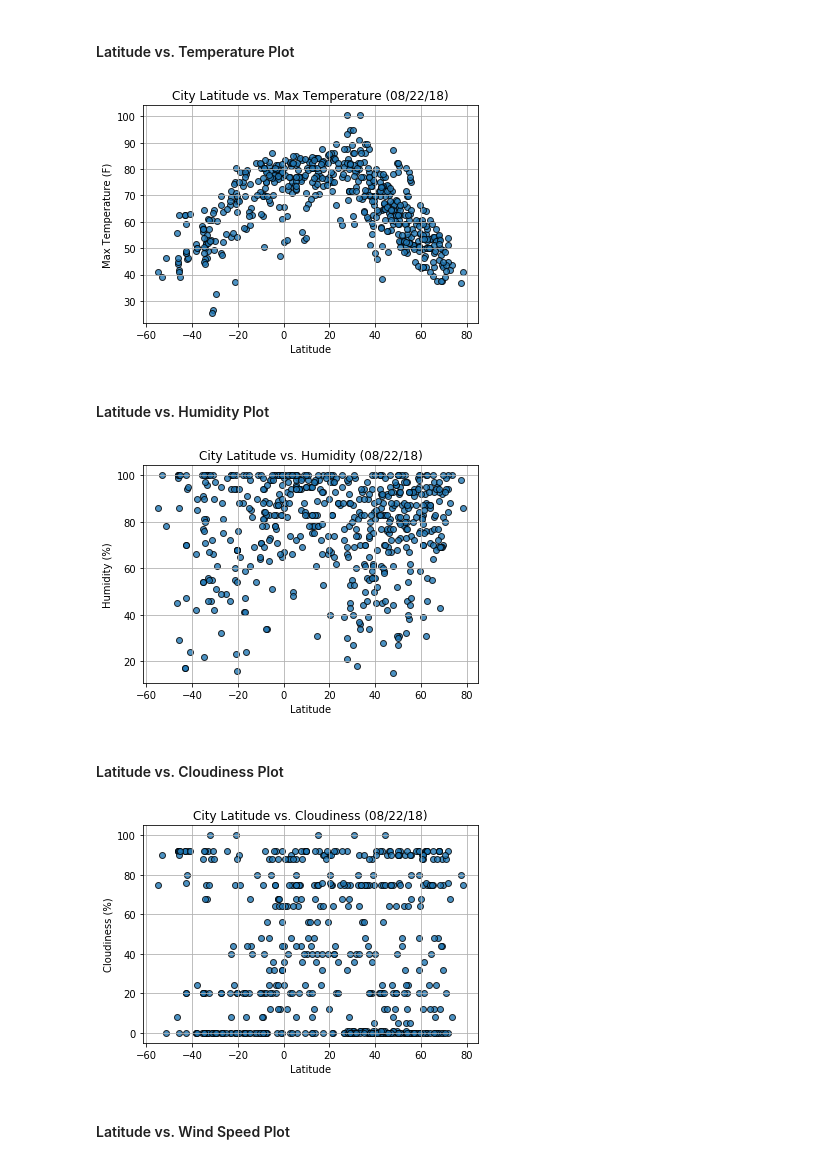
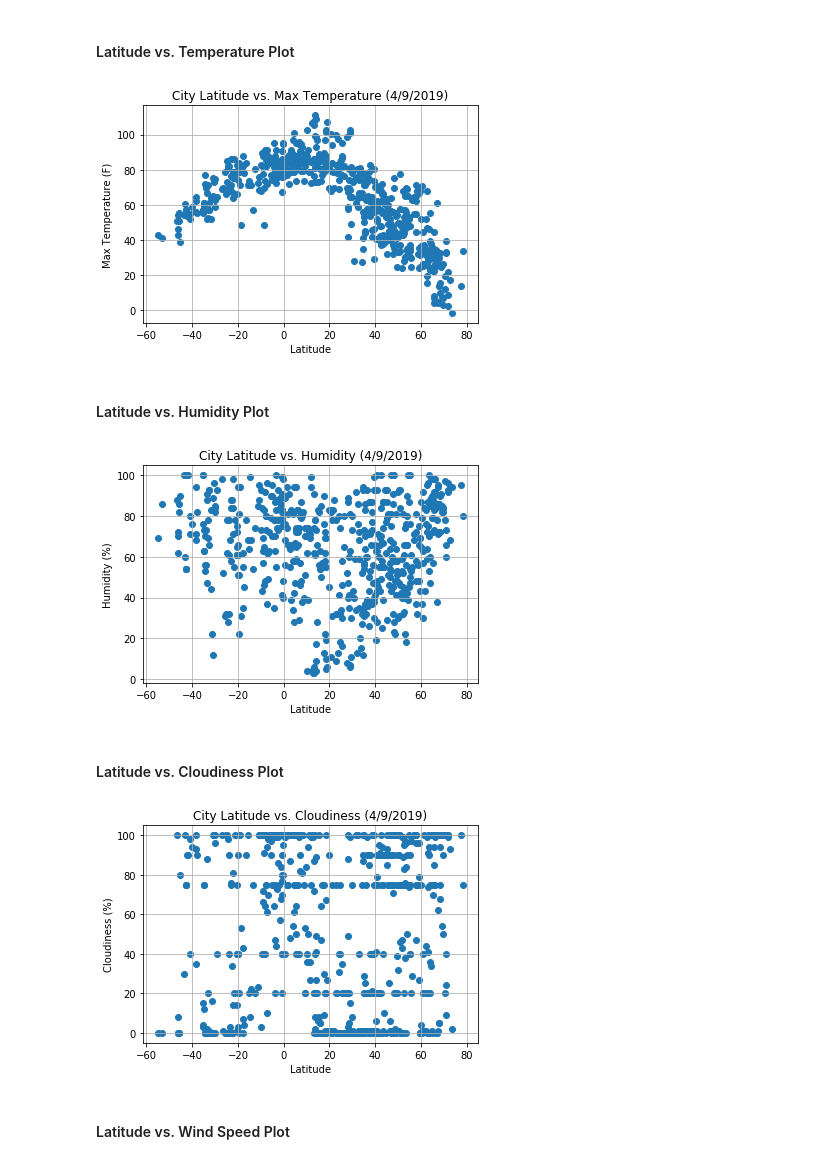
Before and after one commit to abigailmetzger/Python_API_HW, a Jupyter notebook: HW_WeatherPy_Solved.ipynb, the cells around one changed output. Drawn from its saved outputs; the diff is of its cells as text; code cells hidden in the pictures.

```diff
--- a/HW_WeatherPy_Solved.ipynb
+++ b/HW_WeatherPy_Solved.ipynb
@@ -73,11 +76,12 @@ cloud = []
 wind_speed = []
 country = []
 date = []
-
-
+valid_cities = []
 
 for town in cities_list:
+    try:
         response = requests.get(query_url + town).json()
+        #print(response.geturl())
         lat.append(response['coord']['lat'])
         lng.append(response['coord']['lon'])
         country.append(response['sys']['country'])
@@ -86,3 +90,6 @@ for town in cities_list:
         cloud.append(response['clouds']['all'])
         wind_speed.append(response['wind']['speed'])
         date.append(response['dt'])
+        valid_cities.append(town)
+    except:
+        print('City was not found.')
@@ -96,6 +138,6 @@ for town in cities_list:
 # %%
 weather_dict = {
-    "City": cities_list,
+    "City": valid_cities,
     "Cloudines": cloud,
     "Country": country,
     "Date": date,
@@ -114,7 +163,7 @@ weather_data.head()
 # %% [markdown]
 #### Latitude vs. Temperature Plot
 # %%
-plt.scatter(weather_data["lat"], weather_data["temp"], marker="o")
+plt.scatter(weather_data['Lat'], weather_data['Max Temp'], marker="o")
 
 # Incorporate the other graph properties
 plt.title("City Latitude vs. Max Temperature (4/9/2019)")
@@ -128,29 +177,29 @@ plt.savefig("Lat_vs_MaxTemp.png")
 # Show plot
 plt.show()
 # %% [output]
-[figure, old version]
+[figure, new version]
 # %% [markdown]
 #### Latitude vs. Humidity Plot
 # %%
-plt.scatter(weather_data["lat"], weather_data["hum"], marker="o")
+plt.scatter(weather_data["Lat"], weather_data["Humidity"], marker="o")
 
 # Incorporate the other graph properties
 plt.title("City Latitude vs. Humidity (4/9/2019)")
 plt.ylabel("Humidity (%)")
 plt.xlabel("Latitude")
 plt.grid(True)
 
 # Save the figure
 plt.savefig("Lat_vs_Humidity.png")
 
 # Show plot
 plt.show()
 # %% [output]
-[figure, old version]
+[figure, new version]
 # %% [markdown]
 #### Latitude vs. Cloudiness Plot
 # %%
-plt.scatter(weather_data["lat"], weather_data["cloud"], marker="o")
+plt.scatter(weather_data["Lat"], weather_data["Cloudines"], marker="o")
 
 # Incorporate the other graph properties
 plt.title("City Latitude vs. Cloudiness (4/9/2019)")
@@ -164,7 +213,7 @@ plt.savefig("Lat_vs_Cloudiness.png")
 # Show plot
 plt.show()
 # %% [output]
-[figure, old version]
+[figure, new version]
 # %% [markdown]
 #### Latitude vs. Wind Speed Plot
 # %%
```
Also changed, not shown: parts of 10 cells of this notebook, 4 other files.
